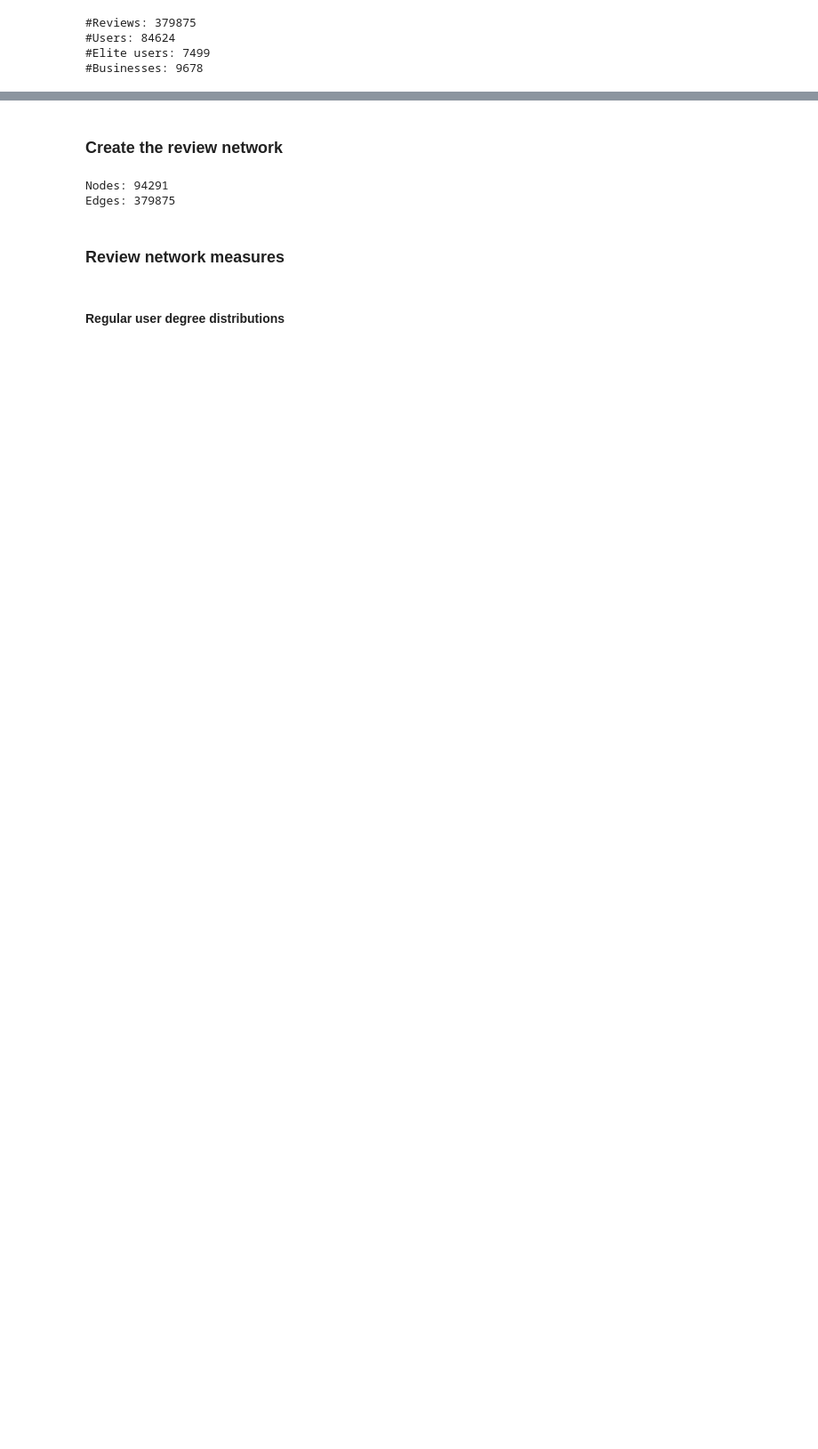
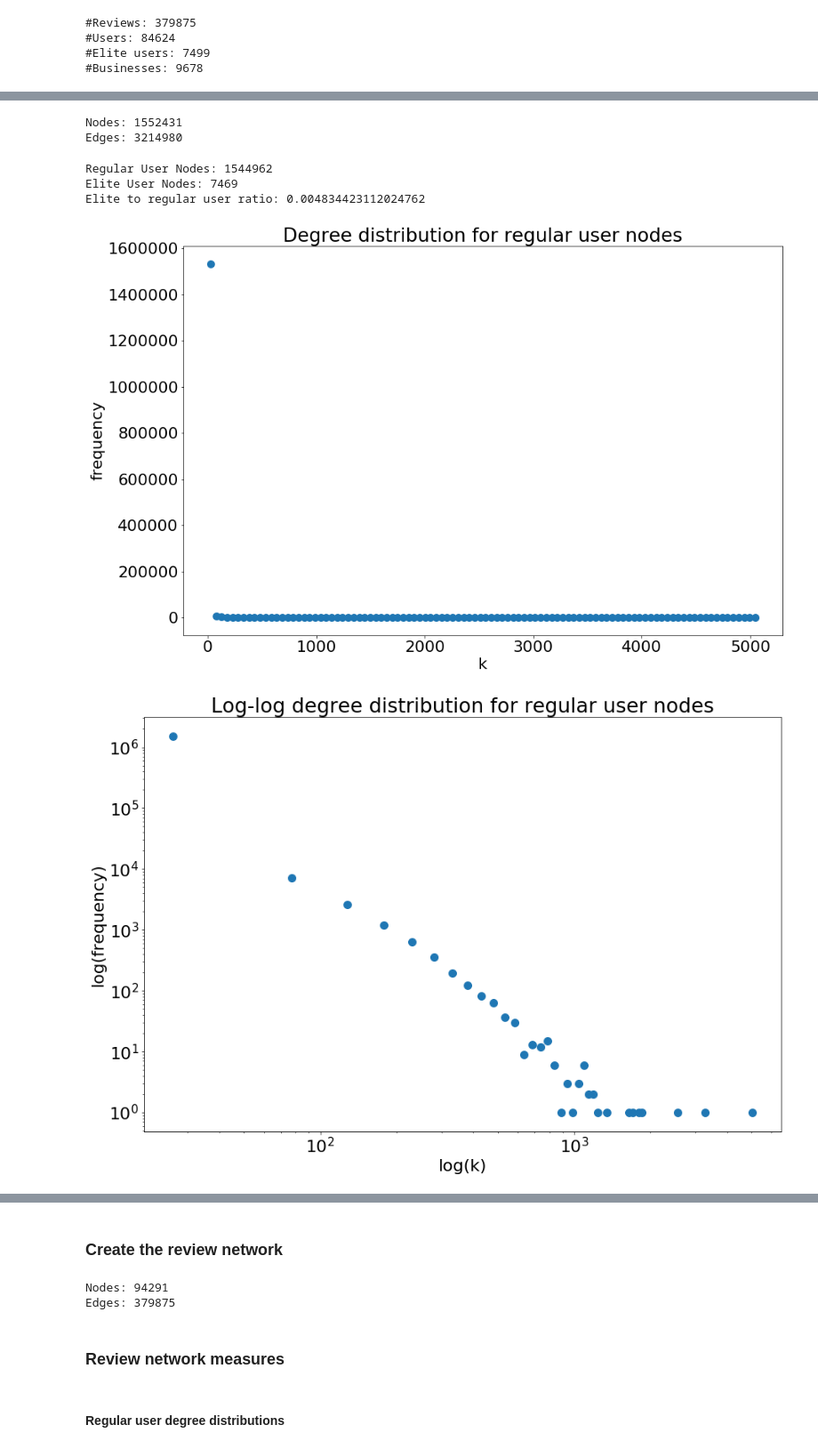
Before and after one commit to thomasnilsson/02805-social-graphs-2018, a Jupyter notebook: project1/Explainer.ipynb, the cells around one changed output, grey strips where cells are left out. Shown at 89% size. Cells and saved outputs as stored; diff of their text form; code cells hidden in the pictures; blank space fills up the shorter version.

Commit message:
Explainer notebook, social network

```diff
--- a/project1/Explainer.ipynb
+++ b/project1/Explainer.ipynb
@@ -251,0 +269,6 @@ print('#Businesses:', len(set(reviews.business_id)))
+# %%
+# Create friend list
+users_with_friends = user[user.friends != 'None']
+friend_list = dict()
+for row in users_with_friends.itertuples():
+    friend_list[row.user_id] = re.split(r',', row.friends)
@@ -251,0 +279,31 @@ print('#Businesses:', len(set(reviews.business_id)))
+# %%
+social_network = nx.Graph()
+for uid in users_with_friends.user_id:
+    a = Node(uid, ELITE_USER if uid in elite_ids else USER)
+    for fid in friend_list[uid]:
+        b = Node(fid, ELITE_USER if fid in elite_ids else USER)
+        social_network.add_edge(a, b)
+# %%
+N,L = len(social_network.nodes()), len(social_network.edges())
+
+print('Nodes:', len(social_network.nodes()))
+print('Edges:', len(social_network.edges()))
+# %% [output]
+Nodes: 1552431
+Edges: 3214980
+# %%
+user_nodes = [n for n in list(social_network.nodes()) if n.Type == USER]
+elite_nodes = [n for n in list(social_network.nodes()) if n.Type == ELITE_USER]
+# %%
+print('Regular User Nodes:', len(user_nodes))
+print('Elite User Nodes:', len(elite_nodes))
+print('Elite to regular user ratio:', len(elite_nodes) / len(user_nodes))
+# %% [output]
+Regular User Nodes: 1544962
+Elite User Nodes: 7469
+Elite to regular user ratio: 0.004834423112024762
+# %%
+degree_plot(social_network, nodes=user_nodes, title="regular user nodes", filename='degree_social_regular')
+# %% [output]
+[figure, added]
+[figure, added]
```
Also changed, not shown: parts of 20 cells of this notebook, 12 other files.
